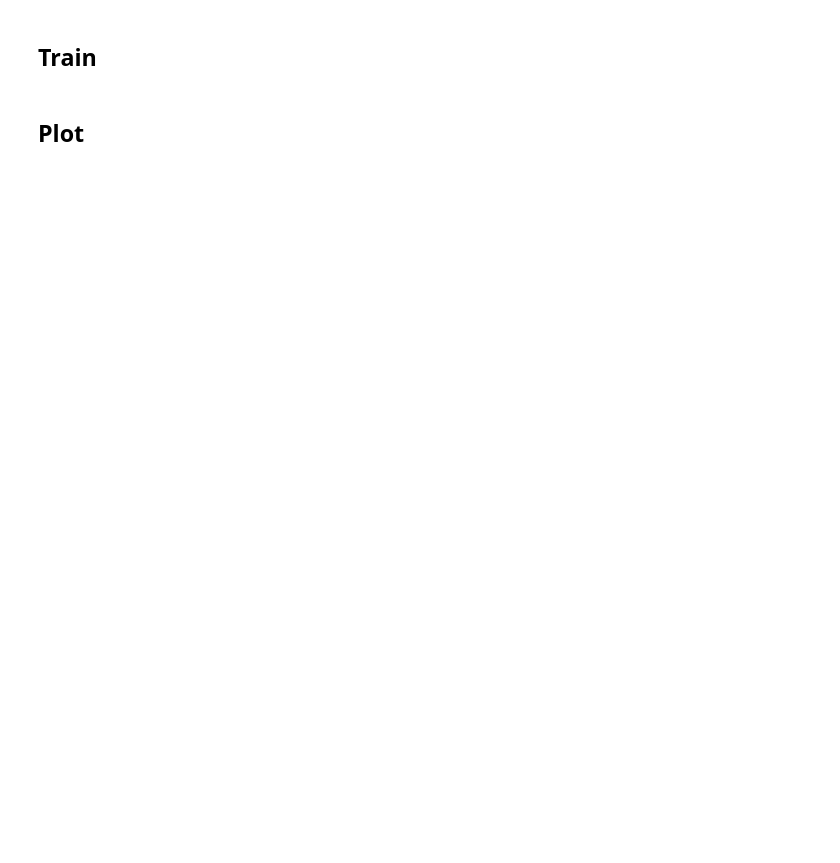
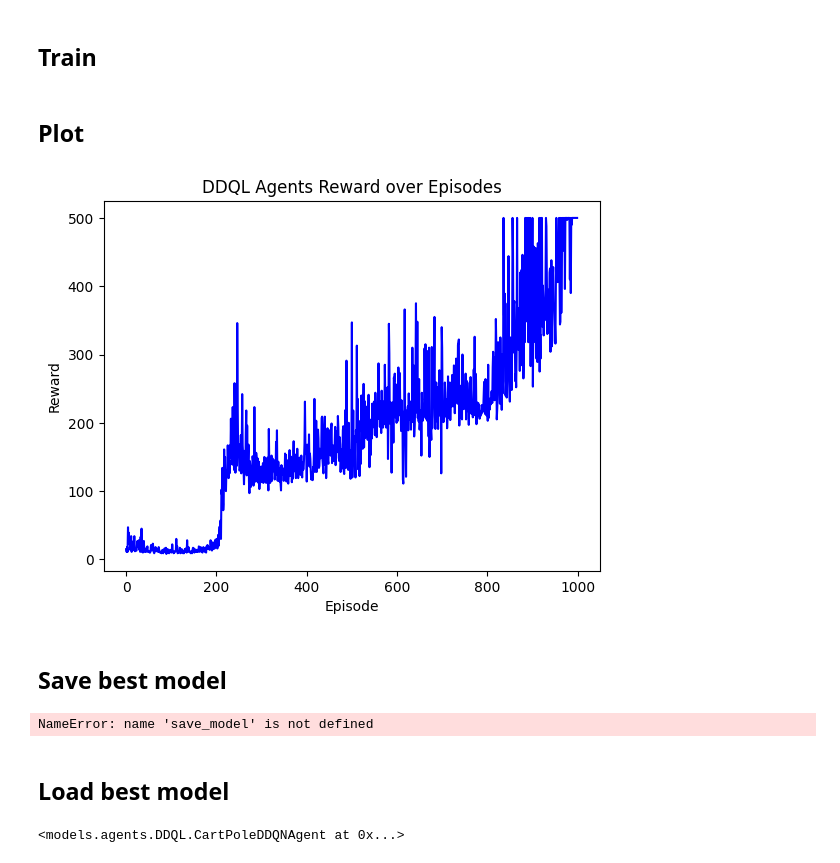
Before and after one commit to joseph280996/RL-Project, a Jupyter notebook: src/main.ipynb, the cells around one changed output. Cells and saved outputs as stored; diff of their text form; code cells hidden in the pictures; blank space fills up the shorter version.

```diff
--- a/src/main.ipynb
+++ b/src/main.ipynb
@@ -170,0 +159,4 @@ MODEL_PATH = './test_model.pth'
+# %%
+if GRID_SEARCH:
+    # Print best configuration
+    best_ddqn = tuner.print_best_config(analysis)
@@ -171,3 +165,6 @@ MODEL_PATH = './test_model.pth'
+# %%
+if not GRID_SEARCH:
+    best_ddqn = {'memory_size': 20000, 'batch_size': 64, 'epsilon_start': 0.9597620440201929, 'epsilon_min': 0.03331095591947606, 'epsilon_decay': 2000, 'tau': 0.005379493685319799, 'gamma': 0.9800696038043265, 'learning_rate': 0.00013099458218967787}
 # %% [markdown]
 ## Train
 # %%
@@ -176,19 +173,31 @@ env.reset()
 state_dim = env.observation_space.shape[0]
 action_dim = env.action_space.n
 
-agent = models.CartPoleDQNAgent(env, state_dim, action_dim, device,
-                            memory_size=int(MEM_SIZE), batch_size=int(BATCH_SIZE),
-                            epsilon_start=EPSILON_START, epsilon_min=EPSILON_MIN, epsilon_decay=EPSILON_DECAY,
-                            tau=TAU, gamma=GAMMA, learning_rate=LR)
+agent = models.CartPoleDDQNAgent(env, state_dim, action_dim, device,
+                            **best_ddqn)
 # %%
 # Train the agent
-tr_info = models.train_DDQL(env, agent, device, int(N_EPOCHS))
+tr_info = models.train_DDQL(env, agent, device, N_EPOCHS)
 # %% [markdown]
 ## Plot
 # %%
 plt.figure(1)
-plt.title('Result')
+plt.title('DDQL Agents Reward over Episodes')
 plt.xlabel('Episode')
-plt.ylabel('Duration')
+plt.ylabel('Reward')
 plt.plot(tr_info['total_r'], color='b')
 plt.show()
+# %% [output]
+[figure, added]
+# %% [markdown]
+## Save best model
+# %%
+save_model(agent, './best_ddqn.pkl')
+# %% [output]
+NameError: name 'save_model' is not defined
+# %% [markdown]
+## Load best model
+# %%
+load_model('./best_ddqn.pkl')
+# %% [output]
+<models.agents.DDQL.CartPoleDDQNAgent at 0x...>
```
Also changed, not shown: parts of 23 cells of this notebook, 14 other files.
